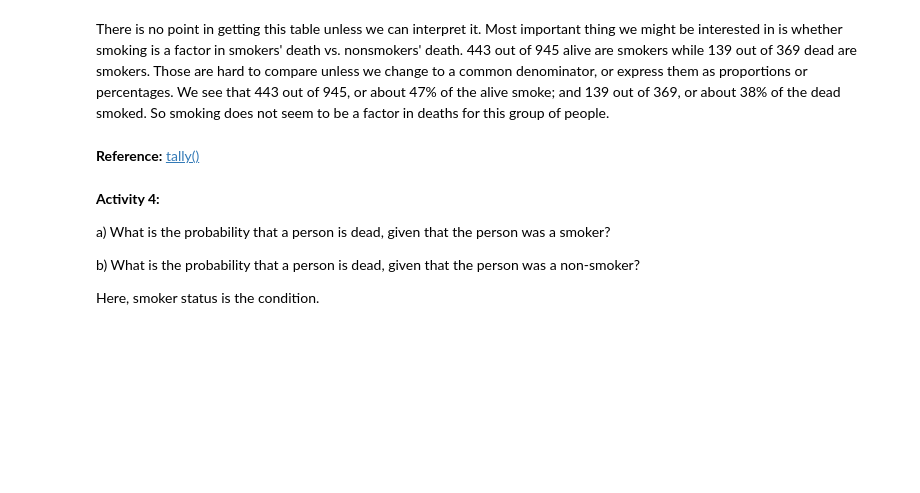
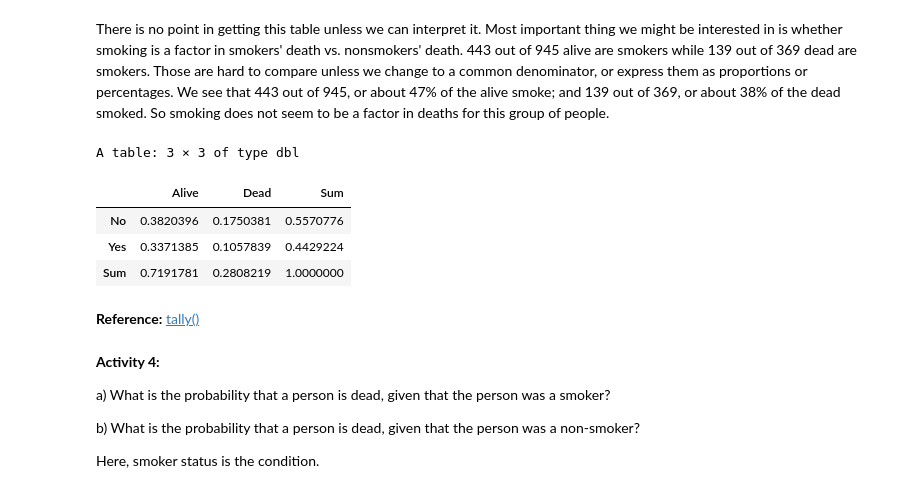
Before and after one commit to SteeltownRiot/DSA, a Jupyter notebook: DSA-7020 Stats for Data Analysis/Module 4 - Probability/Practices/Conditional_Probability.ipynb, the cells around one changed output. Saved outputs shown, nothing was run; the diff lists cells and outputs as text; code cells hidden in the pictures; blank space fills up the shorter version.

```diff
--- a/DSA-7020 Stats for Data Analysis/Module 4 - Probability/Practices/Conditional_Probability.ipynb
+++ b/DSA-7020 Stats for Data Analysis/Module 4 - Probability/Practices/Conditional_Probability.ipynb
@@ -82,13 +157,21 @@ There is no point in getting this table unless we can interpret it. Most importa
 # %%
 # Example: Above dataset recorded smoking status and whether or not the subject was alive at the end
 # of 20 years. Use the prop.table function to find the conditional probability of survival for smokers
 # and nonsmokers. prop.table() is similar to table() command where former one gives probabilities
 # while table() returns actual frequency count.
 
 # tally() works exactly like prop.table(). tal <- tally(~smoker + outcome)
 
-tal <- prop.table(smoker_outcome)
-addmargins(tal)
+#tal <- tally(.~smoker + outcome)  ## Can't get it to work "Error in UseMethod("tally"): no applicable method for 'tally' applied to an object of class "formula""
+
+smoking <- prop.table(smoker_outcome)
+addmargins(smoking)
+# %% [output]
+A table: 3 × 3 of type dbl
+|  | Alive | Dead | Sum |
+| No | 0.3820396 | 0.1750381 | 0.5570776 |
+| Yes | 0.3371385 | 0.1057839 | 0.4429224 |
+| Sum | 0.7191781 | 0.2808219 | 1.0000000 |
 # %% [markdown]
 **Reference:** [tally()](https://www.rdocumentation.org/packages/dplyr/versions/0.7.8/topics/tally)
 # %% [markdown]
```
Also changed, not shown: parts of 13 cells of this notebook, 1 other file.
